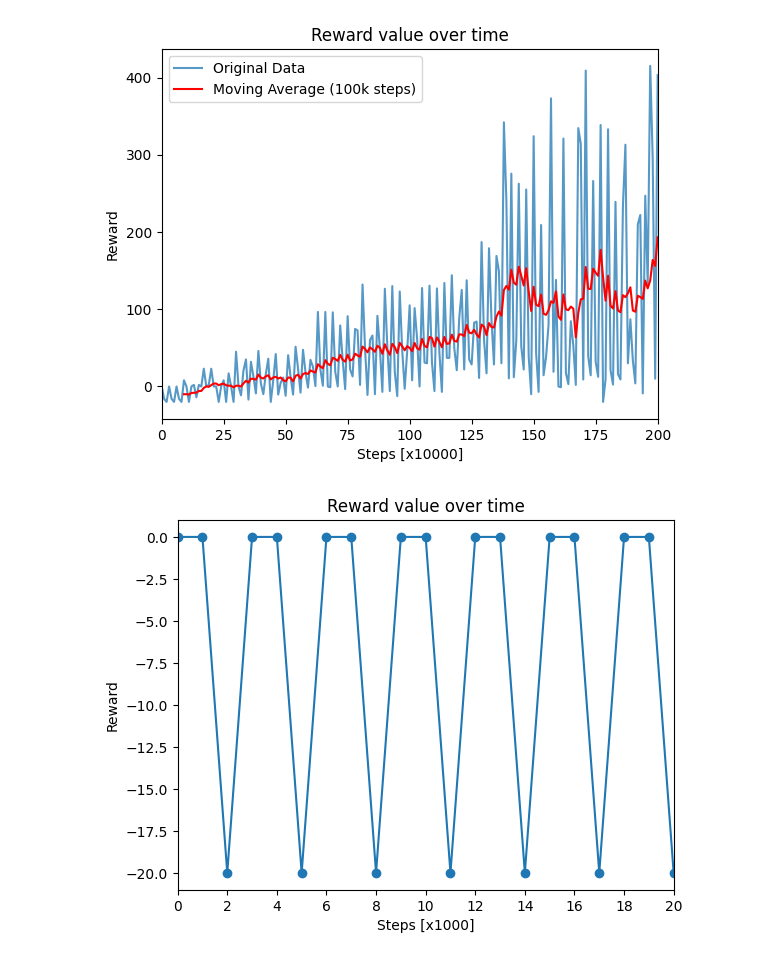
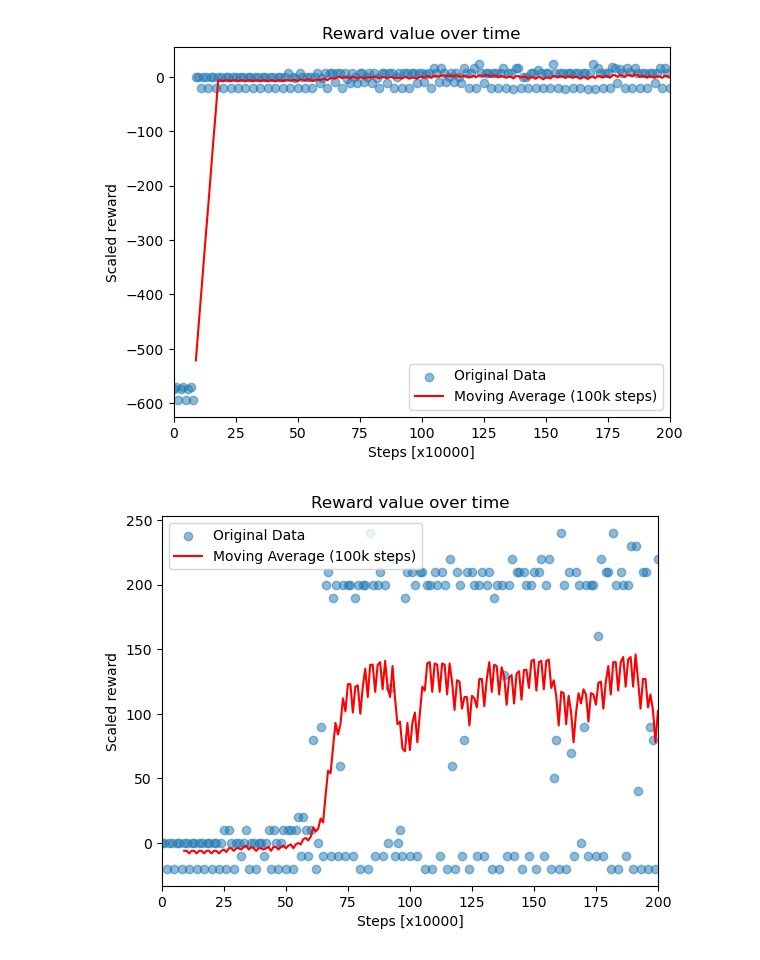
Before and after one commit to OptimalAgents/RL-DonkeyKong, a Jupyter notebook: reward_plots/reward_plots.ipynb, the cells around one changed output. Saved outputs shown, nothing was run; the diff lists cells and outputs as text; code cells hidden in the pictures.

Commit message:
Add updated plots

```diff
--- a/reward_plots/reward_plots.ipynb
+++ b/reward_plots/reward_plots.ipynb
@@ -117,39 +183,46 @@ plt.show()
 # %%
-data = np.load('eval_rewards/LAD+LVL+MS+PNJ.npy')
+data = np.load('eval_rewards/PNJ.npy')
 y = data.flatten()
 
 y_series = pd.Series(y)
 window_size = 10
 moving_avg = y_series.rolling(window=window_size).mean()
 
 x = range(len(y))
-x_moving_avg = [i for i in range(len(moving_avg))]
 
-plt.plot(x, y, label='Original Data', alpha=0.75)
+plt.scatter(x, y, label='Original Data', alpha=0.5)
 
 plt.plot(x, moving_avg, label='Moving Average (100k steps)', color='red')
 
 plt.xlabel('Steps [x10000]')
-plt.ylabel('Reward')
+plt.ylabel('Scaled reward')
 plt.title('Reward value over time')
 plt.ticklabel_format(style='sci', axis='x', scilimits=(0, 7))
 plt.legend()
 plt.xlim(xmin=0, xmax=len(x)-1)
 plt.show()
 # %% [output]
-[figure, old version]
+[figure, new version]
 # %%
-data = np.load('eval_rewards/PNJ+AH.npy')
+data = np.load('eval_rewards/LVL.npy')
 y = data.flatten()
+
+y_series = pd.Series(y)
+window_size = 10
+moving_avg = y_series.rolling(window=window_size).mean()
+
 x = range(len(y))
-plt.scatter(x,y)
-plt.plot(x,y)
-plt.xlabel("Steps [x1000]")
-plt.ylabel("Reward")
-plt.title("Reward value over time")
-plt.ticklabel_format(style='sci', axis='x', scilimits=(0,7))
+
+plt.scatter(x, y, label='Original Data', alpha=0.5)
+
+plt.plot(x, moving_avg, label='Moving Average (100k steps)', color='red')
+
+plt.xlabel('Steps [x10000]')
+plt.ylabel('Scaled reward')
+plt.title('Reward value over time')
+plt.ticklabel_format(style='sci', axis='x', scilimits=(0, 7))
+plt.legend()
 plt.xlim(xmin=0, xmax=len(x)-1)
-plt.xticks(range(0,len(x),2))
 plt.show()
 # %% [output]
-[figure, old version]
+[figure, new version]
```
Also changed, not shown: parts of 13 cells of this notebook, 11 other files.
